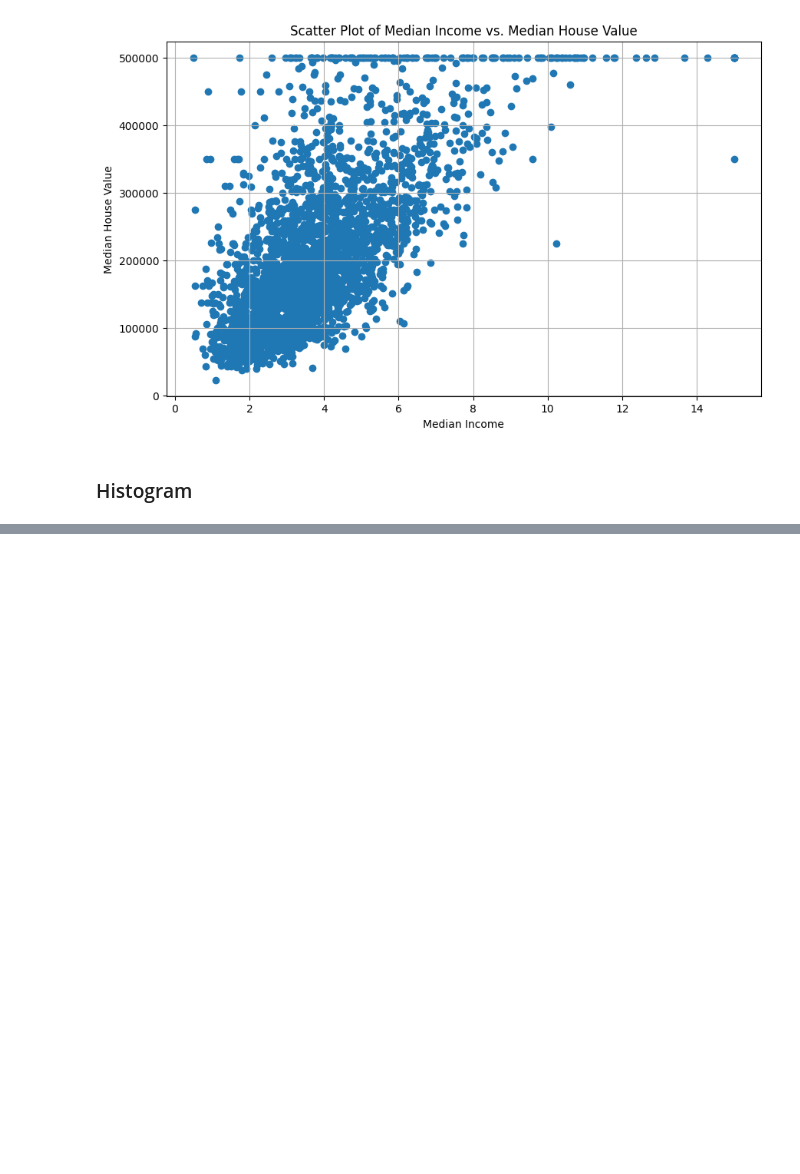
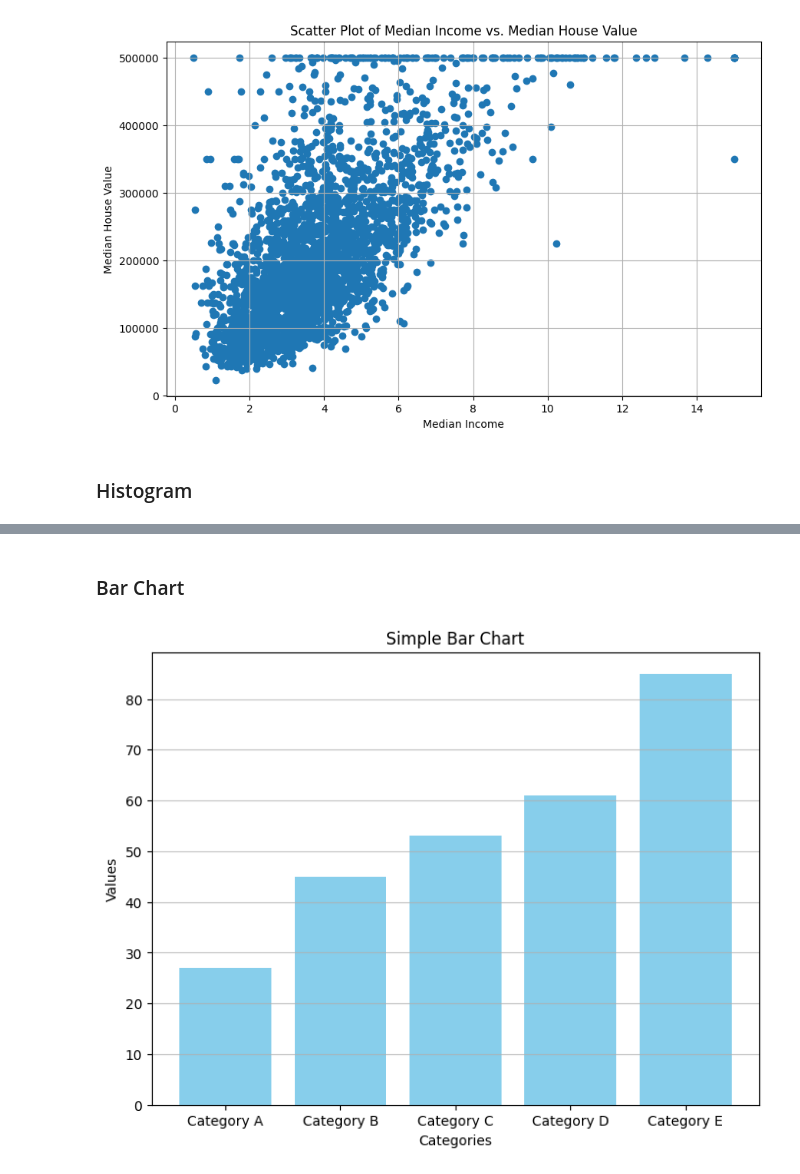
Before and after one commit to zalish-shawon/py_notebooks, a Jupyter notebook: matplotlib.ipynb, the cells around one changed output, grey strips where cells are left out. Cells and saved outputs as stored; diff of their text form; code cells hidden in the pictures; blank space fills up the shorter version.

```diff
--- a/matplotlib.ipynb
+++ b/matplotlib.ipynb
@@ -109,0 +110,24 @@ plt.show()
+# %% [markdown]
+### Bar Chart
+# %%
+import matplotlib.pyplot as plt
+import numpy as np
+
+# Sample data
+categories = ['Category A', 'Category B', 'Category C', 'Category D', 'Category E']
+values = np.random.randint(10, 100, len(categories))
+
+# Create the bar chart
+plt.figure(figsize=(8, 6))
+plt.bar(categories, values, color='skyblue')
+
+# Add labels and title
+plt.xlabel("Categories")
+plt.ylabel("Values")
+plt.title("Simple Bar Chart")
+
+# Show the plot
+plt.grid(axis='y', alpha=0.75)
+plt.show()
+# %% [output]
+[figure, added]
```
Also changed, not shown: parts of 3 cells of this notebook.
